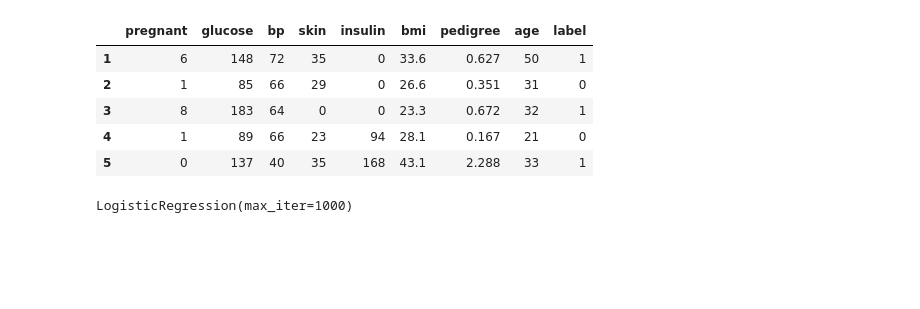
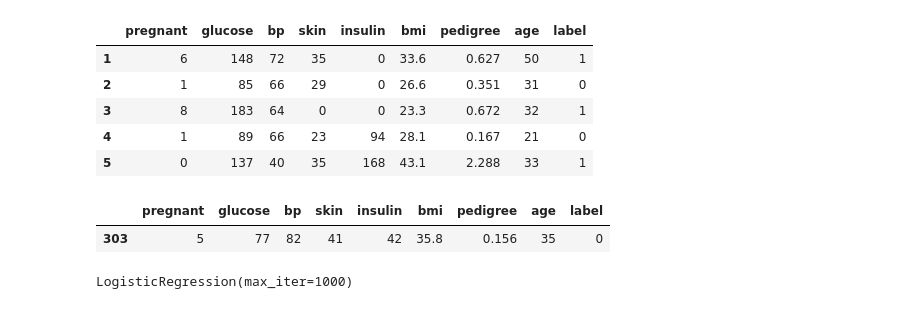
Before and after one commit to busybee23/Diabetes-Detection, a Jupyter notebook: diabetic_analysis_logistic_regression.ipynb, the cells around one changed output. Drawn from its saved outputs; the diff is of its cells as text; code cells hidden in the pictures; blank space fills up the shorter version.

```diff
--- a/diabetic_analysis_logistic_regression.ipynb
+++ b/diabetic_analysis_logistic_regression.ipynb
@@ -24,5 +21,10 @@ diabetes_data.head()
 | 3 | 8 | 183 | 64 | 0 | 0 | 23.3 | 0.672 | 32 | 1 |
 | 4 | 1 | 89 | 66 | 23 | 94 | 28.1 | 0.167 | 21 | 0 |
 | 5 | 0 | 137 | 40 | 35 | 168 | 43.1 | 2.288 | 33 | 1 |
+# %%
+diabetes_data.iloc[[302]]
+# %% [output]
+|  | pregnant | glucose | bp | skin | insulin | bmi | pedigree | age | label |
+| 303 | 5 | 77 | 82 | 41 | 42 | 35.8 | 0.156 | 35 | 0 |
 # %%
 #split dataset in features and target variable
```
Also changed, not shown: parts of 6 cells of this notebook, 5 other files.
